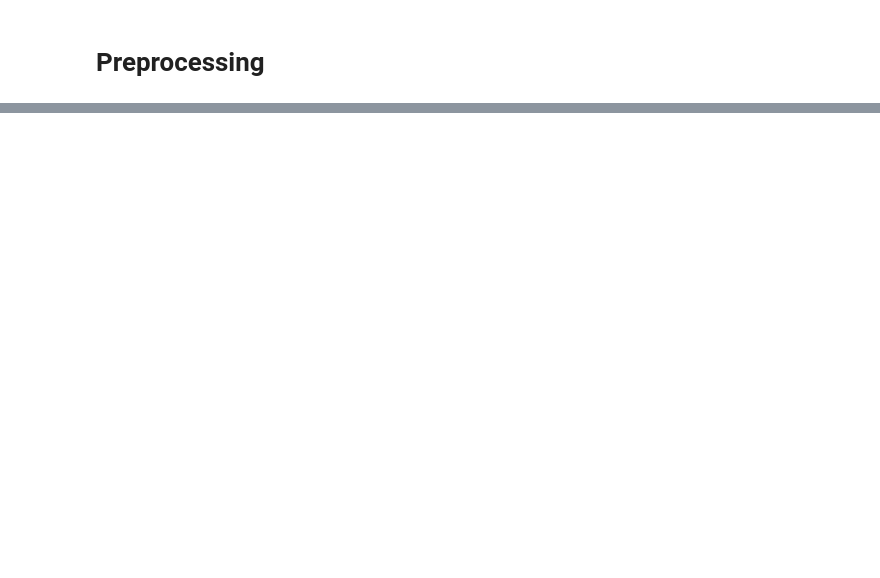
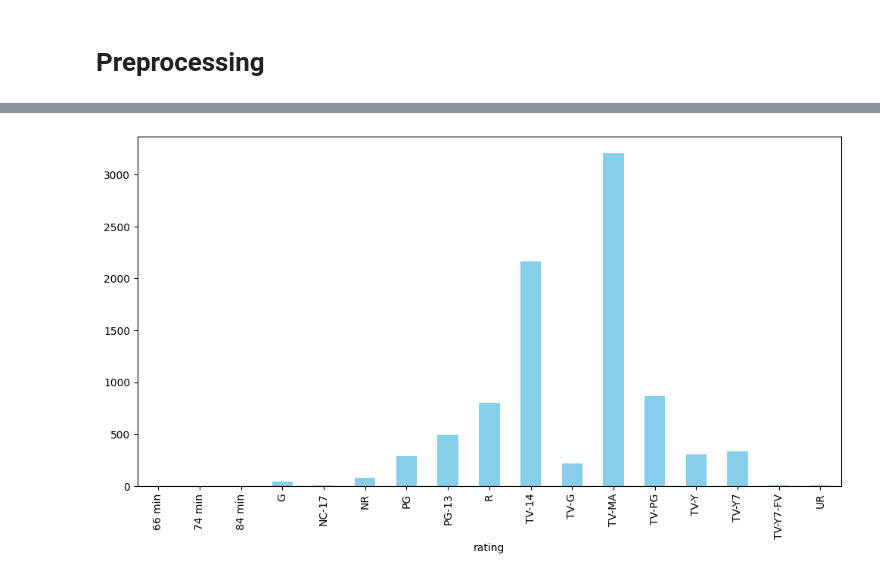
Before and after one commit to fxrxhmohamed/DEPI_Projects, a Jupyter notebook: DataAnalysis/pandas_session_2.ipynb, the cells around one changed output, grey strips where cells are left out. Cells and saved outputs as stored; diff of their text form; code cells hidden in the pictures; blank space fills up the shorter version.

```diff
--- a/DataAnalysis/pandas_session_2.ipynb
+++ b/DataAnalysis/pandas_session_2.ipynb
@@ -310,0 +390,6 @@ memory usage: 58.9+ KB
+# %%
+movies_per_rating = data.groupby('rating').size()
+movies_per_rating.plot(kind='bar', figsize=(12, 6), color='skyblue')
+plt.show()
+# %% [output]
+[figure, added]
```
Also changed, not shown: parts of 21 cells of this notebook.
